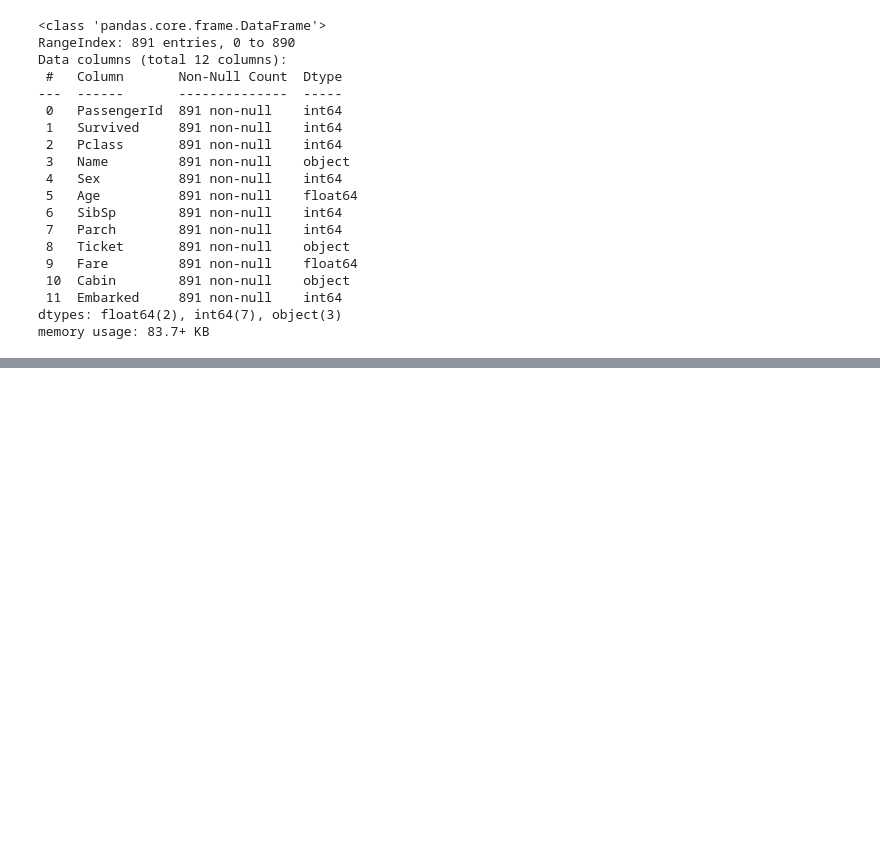
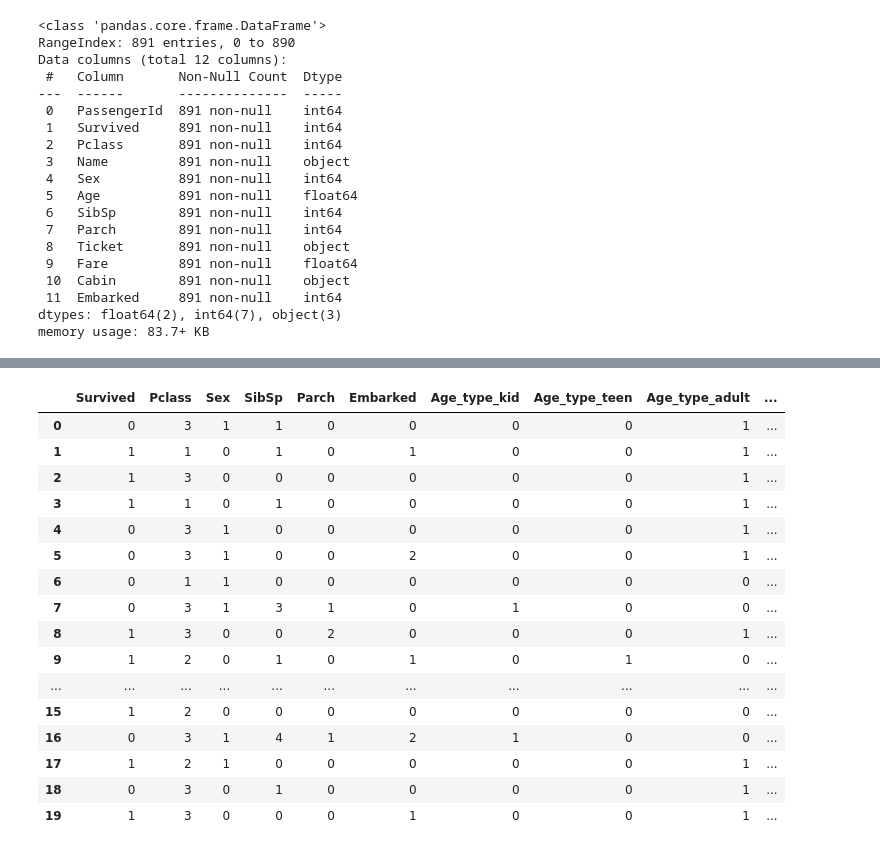
Before and after one commit to santroma1/id2223_lab1_titanic, a Jupyter notebook: feature_cleaning.ipynb, the cells around one changed output, grey strips where cells are left out. Drawn from its saved outputs; the diff is of its cells as text; code cells hidden in the pictures; blank space fills up the shorter version.

```diff
--- a/feature_cleaning.ipynb
+++ b/feature_cleaning.ipynb
@@ -50,8 +50,3 @@ Data columns (total 12 columns):
  11  Embarked     889 non-null    object
 dtypes: float64(2), int64(5), object(5)
 memory usage: 83.7+ KB
-# %%
-# fill missing values with mean column values for int and float columns
-titanic_df.fillna(titanic_df.mean(), inplace=True)
-# fill missing values with mode column values for object columns
-titanic_df.fillna(titanic_df.mode().iloc[0], inplace=True)
@@ -97,3 +93,6 @@ Data columns (total 12 columns):
  11  Embarked     891 non-null    int64
 dtypes: float64(2), int64(7), object(3)
 memory usage: 83.7+ KB
+# %%
+titanic_df['Age_bin'] = pd.cut(titanic_df['Age'], bins=[0,12,20,40,120], labels=['kid','teen','adult','elder'])
+titanic_df = pd.get_dummies(titanic_df, columns=["Age_bin"], prefix=["Age_type"])
@@ -100 +120,27 @@ memory usage: 83.7+ KB
+# %%
+titanic_df["Fare_bin"] = pd.cut(titanic_df['Fare'], bins=[0,7.9104,14.4542,31.0,520], labels=['low','low_med','high_med','high'])
+titanic_df = pd.get_dummies(titanic_df, columns=["Fare_bin"], prefix=["Fare_type"])
+# %%
+#drop passenger id and Name
+titanic_df = titanic_df.drop(['PassengerId', 'Name', 'Cabin', 'Ticket', "Age", "Fare"], axis=1)
+# %%
+titanic_df.head(20)
+# %% [output]
+|  | Survived | Pclass | Sex | SibSp | Parch | Embarked | Age_type_kid | Age_type_teen | Age_type_adult | ... |
+| 0 | 0 | 3 | 1 | 1 | 0 | 0 | 0 | 0 | 1 | ... |
+| 1 | 1 | 1 | 0 | 1 | 0 | 1 | 0 | 0 | 1 | ... |
+| 2 | 1 | 3 | 0 | 0 | 0 | 0 | 0 | 0 | 1 | ... |
+| 3 | 1 | 1 | 0 | 1 | 0 | 0 | 0 | 0 | 1 | ... |
+| 4 | 0 | 3 | 1 | 0 | 0 | 0 | 0 | 0 | 1 | ... |
+| 5 | 0 | 3 | 1 | 0 | 0 | 2 | 0 | 0 | 1 | ... |
+| 6 | 0 | 1 | 1 | 0 | 0 | 0 | 0 | 0 | 0 | ... |
+| 7 | 0 | 3 | 1 | 3 | 1 | 0 | 1 | 0 | 0 | ... |
+| 8 | 1 | 3 | 0 | 0 | 2 | 0 | 0 | 0 | 1 | ... |
+| 9 | 1 | 2 | 0 | 1 | 0 | 1 | 0 | 1 | 0 | ... |
+| ... | ... | ... | ... | ... | ... | ... | ... | ... | ... | ... |
+| 15 | 1 | 2 | 0 | 0 | 0 | 0 | 0 | 0 | 0 | ... |
+| 16 | 0 | 3 | 1 | 4 | 1 | 2 | 1 | 0 | 0 | ... |
+| 17 | 1 | 2 | 1 | 0 | 0 | 0 | 0 | 0 | 1 | ... |
+| 18 | 0 | 3 | 0 | 1 | 0 | 0 | 0 | 0 | 1 | ... |
+| 19 | 1 | 3 | 0 | 0 | 0 | 1 | 0 | 0 | 1 | ... |
 # %%
```
Also changed, not shown: parts of 7 cells of this notebook, 3 other files.
